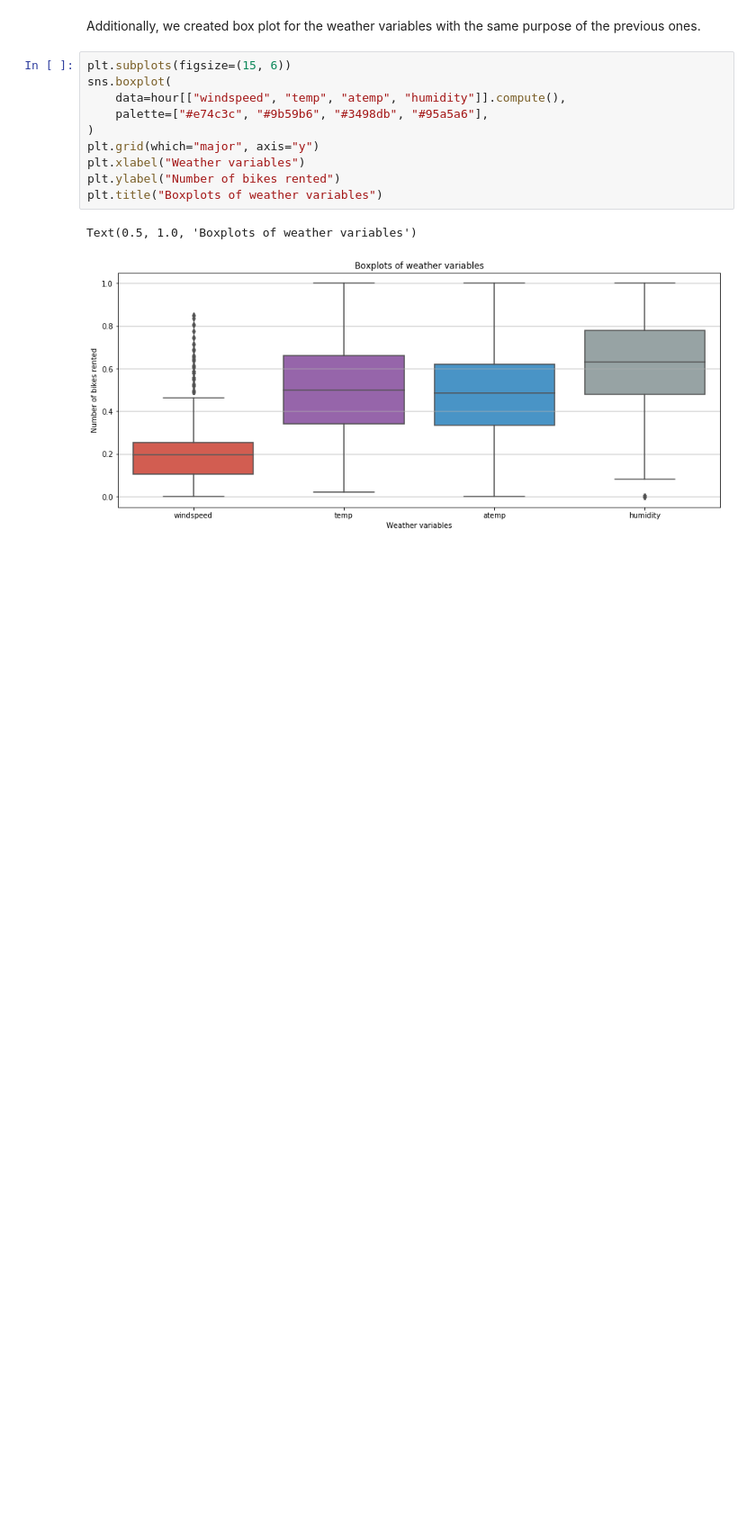
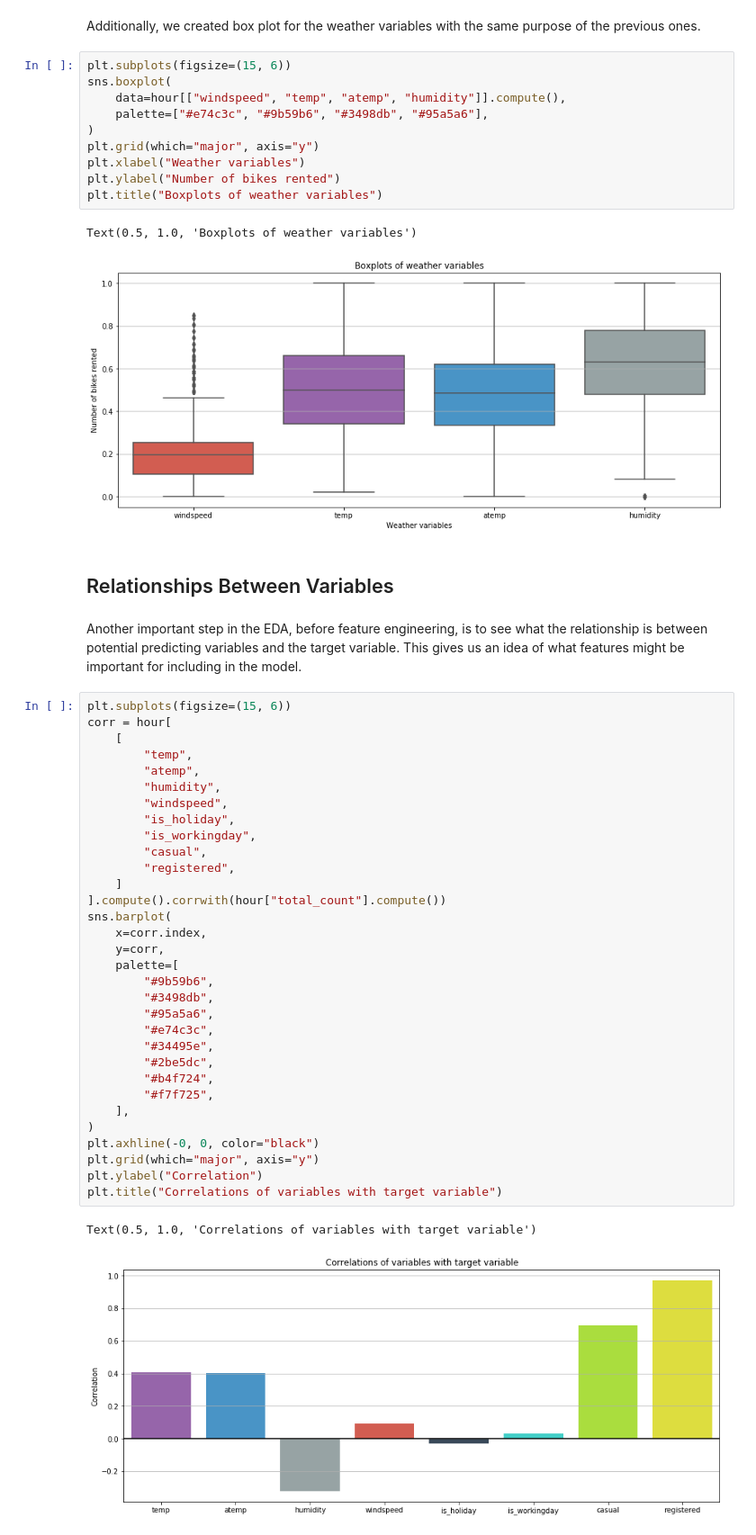
Before and after one commit to lhandal/bike_sharing_dask, a Jupyter notebook: Dask_Bike-Sharing_Leandro_Handal.ipynb, the cells around one changed output. Shown at 90% size. Drawn from its saved outputs; the diff is of its cells as text; blank space fills up the shorter version.

Commit message:
EDA - Relationships Between Variables

```diff
--- a/Dask_Bike-Sharing_Leandro_Handal.ipynb
+++ b/Dask_Bike-Sharing_Leandro_Handal.ipynb
@@ -412,3 +412,42 @@ plt.title("Boxplots of weather variables")
 # %% [output]
 Text(0.5, 1.0, 'Boxplots of weather variables')
 [figure]
+# %% [markdown]
+## Relationships Between Variables<a class="anchor" id="3.4"></a>
+# %% [markdown]
+Another important step in the EDA, before feature engineering, is to see what the relationship is between potential predicting variables and the target variable. This gives us an idea of what features might be important for including in the model.
+# %%
+plt.subplots(figsize=(15, 6))
+corr = hour[
+    [
+        "temp",
+        "atemp",
+        "humidity",
+        "windspeed",
+        "is_holiday",
+        "is_workingday",
+        "casual",
+        "registered",
+    ]
+].compute().corrwith(hour["total_count"].compute())
+sns.barplot(
+    x=corr.index,
+    y=corr,
+    palette=[
+        "#9b59b6",
+        "#3498db",
+        "#95a5a6",
+        "#e74c3c",
+        "#34495e",
+        "#2be5dc",
+        "#b4f724",
+        "#f7f725",
+    ],
+)
+plt.axhline(-0, 0, color="black")
+plt.grid(which="major", axis="y")
+plt.ylabel("Correlation")
+plt.title("Correlations of variables with target variable")
+# %% [output]
+Text(0.5, 1.0, 'Correlations of variables with target variable')
+[figure, added]
```
Also changed, not shown: parts of 5 cells of this notebook.
